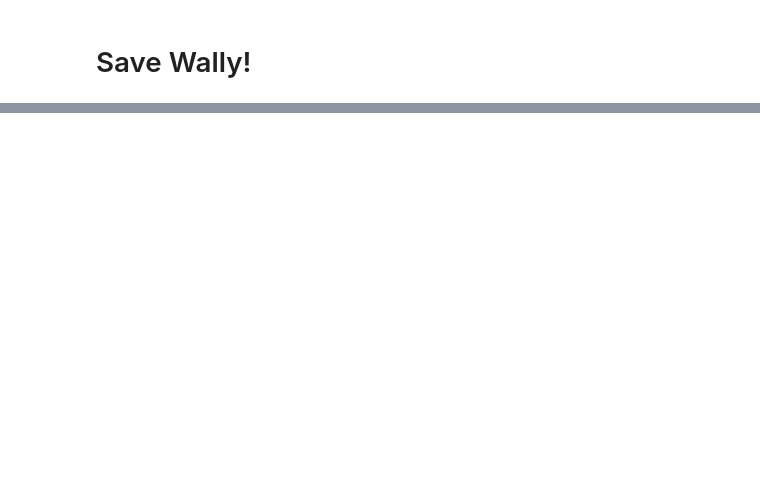
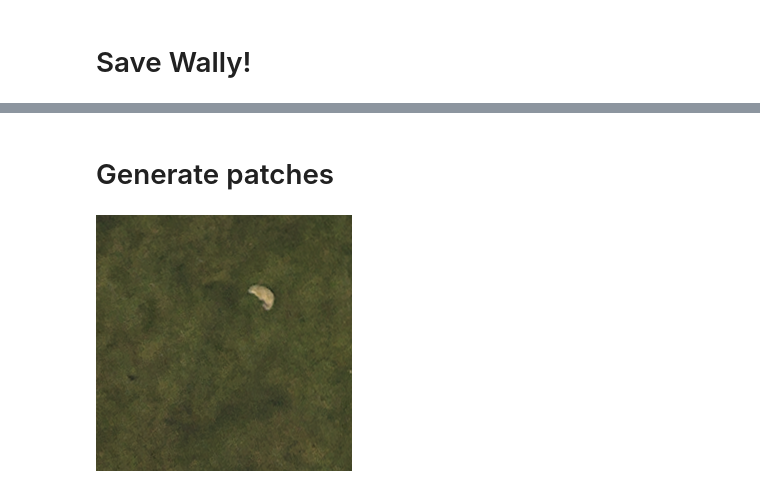
Before and after one commit to alex-schaaf/savewally, a Jupyter notebook: master.ipynb, the cells around one changed output, grey strips where cells are left out. Cells and saved outputs as stored; diff of their text form; code cells hidden in the pictures; blank space fills up the shorter version.

```diff
--- a/master.ipynb
+++ b/master.ipynb
@@ -46,0 +73,2 @@ print ("8\t", len(I8), "\t7\t", len(I7), "\t6\t", len(I6))
+# %% [markdown]
+# Generate patches
@@ -46,0 +125,4 @@ print ("8\t", len(I8), "\t7\t", len(I7), "\t6\t", len(I6))
+# %%
+images[39]
+# %% [output]
+[figure, added]
```
Also changed, not shown: parts of 37 cells of this notebook, 4 other files.
